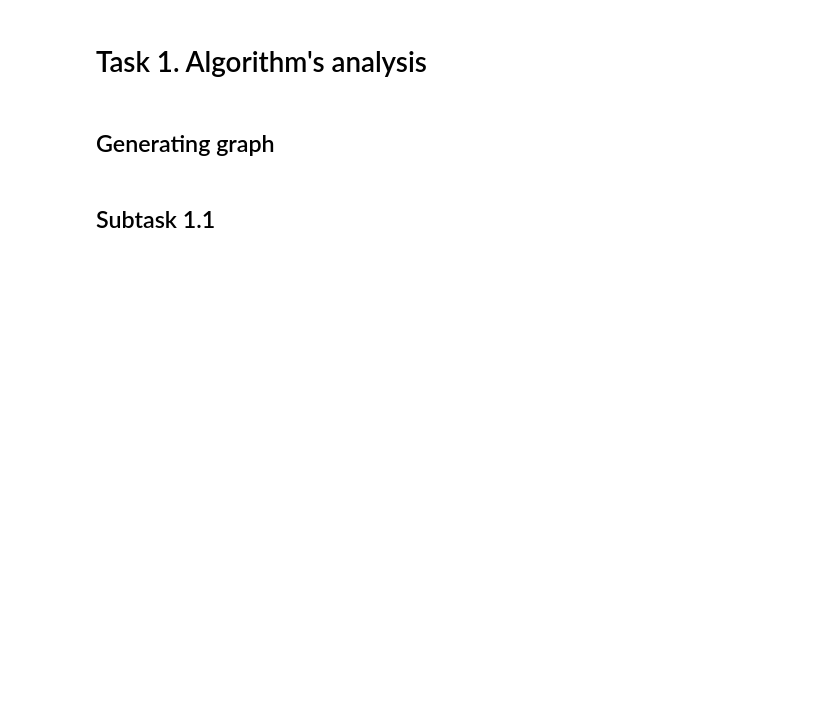
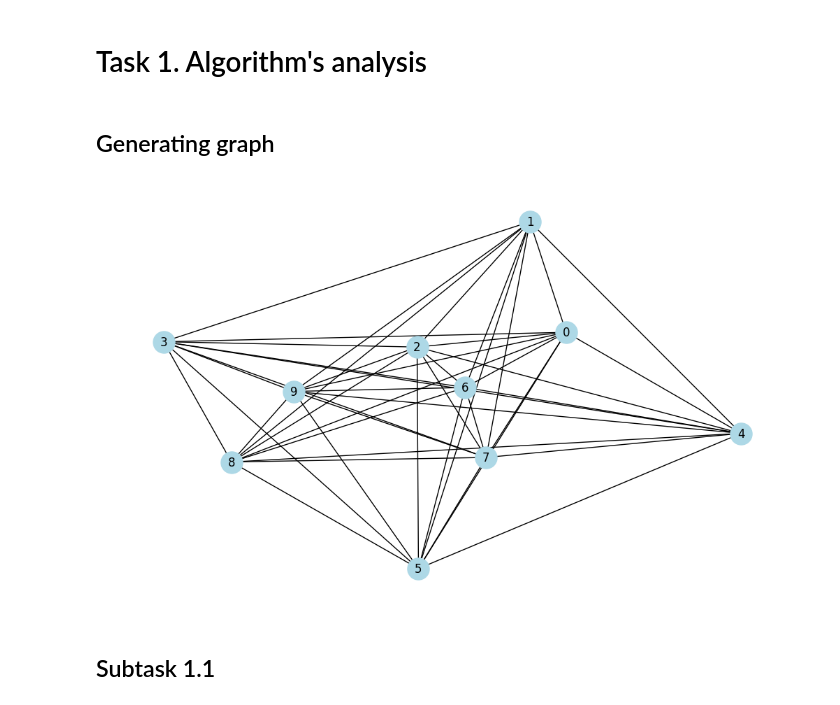
Before and after one commit to okqsna/laboratory-work-1, a Jupyter notebook: Lab1_trees.ipynb, the cells around one changed output. Cells and saved outputs as stored; diff of their text form; code cells hidden in the pictures; blank space fills up the shorter version.

```diff
--- a/Lab1_trees.ipynb
+++ b/Lab1_trees.ipynb
@@ -79,7 +79,9 @@ def gnp_random_connected_graph(num_of_nodes: int,
 
     return G
 # %%
-G = gnp_random_connected_graph(1000, 1, False, True)
+G = gnp_random_connected_graph(10, 1, False, True)
+# %% [output]
+[figure, added]
 # %% [markdown]
 ## Subtask 1.1
 # %% [markdown]
```
Also changed, not shown: parts of 18 cells of this notebook.
